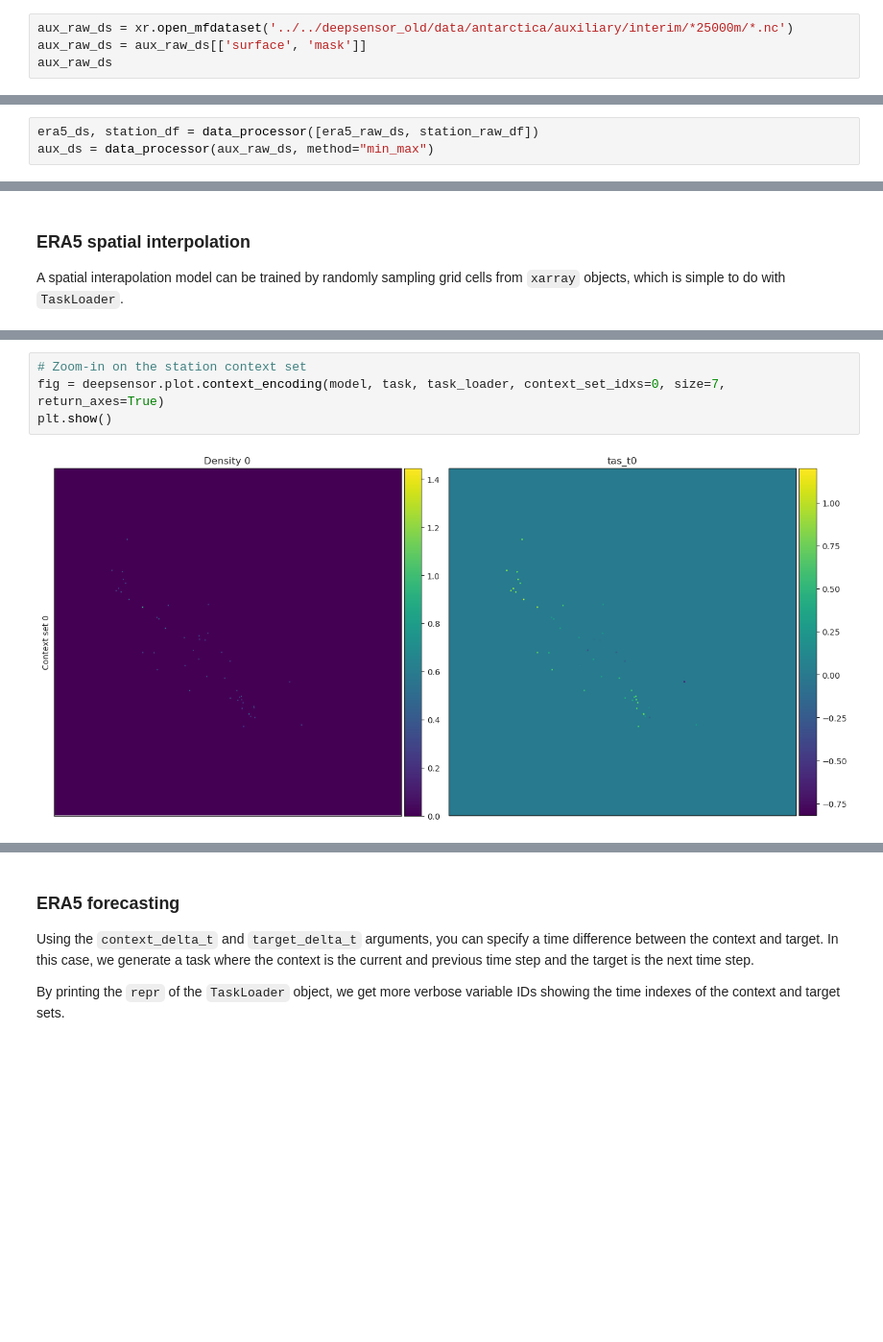
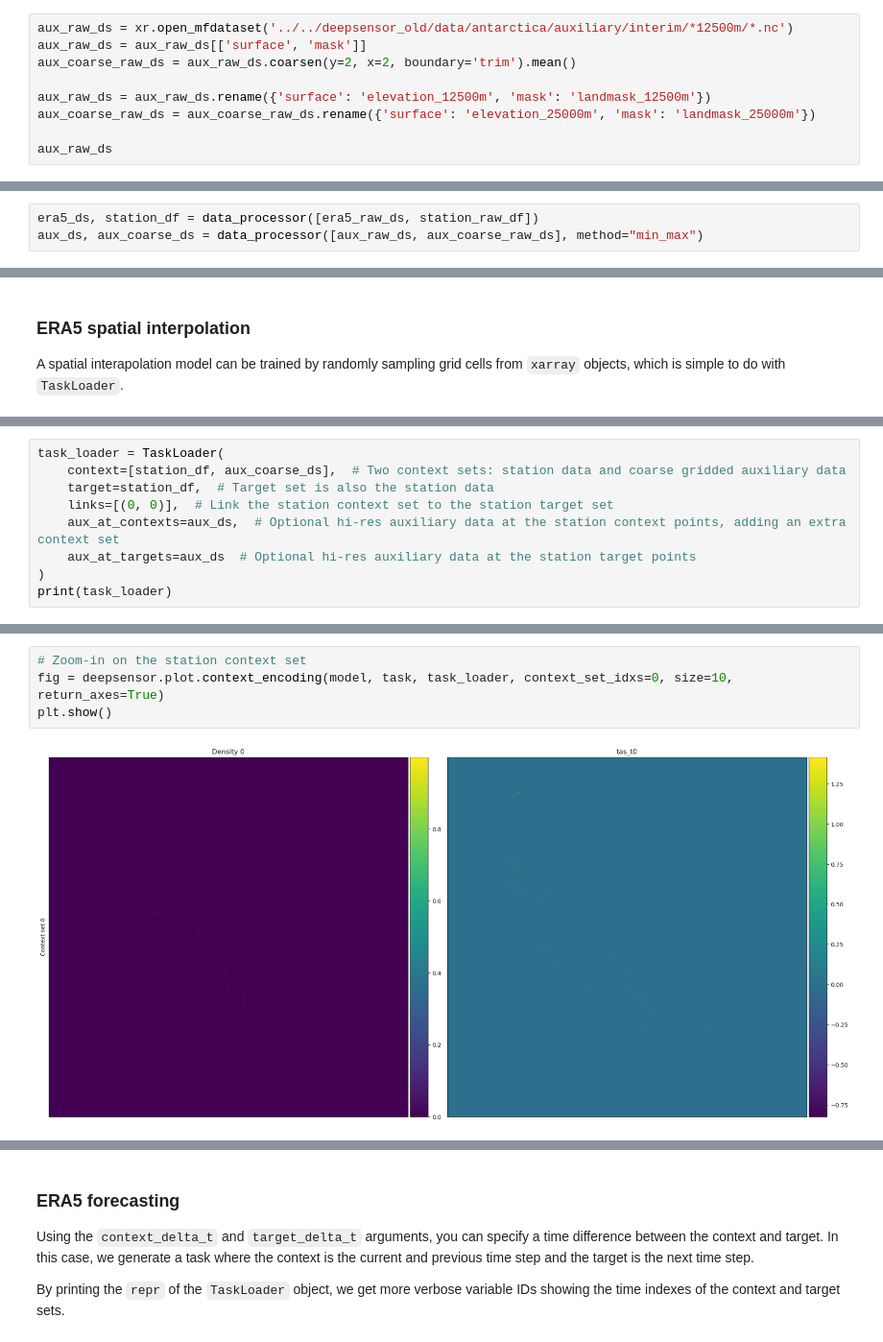
Before and after one commit to tom-andersson/deepsensor_gallery, a Jupyter notebook: demonstrators/task_loader_tour.ipynb, the cells around one changed output, grey strips where cells are left out. Shown at 96% size. Saved outputs shown, nothing was run; the diff lists cells and outputs as text; blank space fills up the shorter version.

```diff
--- a/demonstrators/task_loader_tour.ipynb
+++ b/demonstrators/task_loader_tour.ipynb
@@ -76,7 +73,12 @@ PandasIndex
 PandasIndex(Index([-3487500.0, -3462500.0, -3437500.0, -3412500.0, -3387500.0, -3362500.0, -3337500.0, -3312500.0, -3287500.0, -3262500.0, ... 3262500.0, 3287500.0, 3312500.0, 3337500.0, 3362500.0, 33 ...
 Attributes: (0)
 # %%
-aux_raw_ds = xr.open_mfdataset('../../deepsensor_old/data/antarctica/auxiliary/interim/*25000m/*.nc')
+aux_raw_ds = xr.open_mfdataset('../../deepsensor_old/data/antarctica/auxiliary/interim/*12500m/*.nc')
 aux_raw_ds = aux_raw_ds[['surface', 'mask']]
+aux_coarse_raw_ds = aux_raw_ds.coarsen(y=2, x=2, boundary='trim').mean()
+
+aux_raw_ds = aux_raw_ds.rename({'surface': 'elevation_12500m', 'mask': 'landmask_12500m'})
+aux_coarse_raw_ds = aux_coarse_raw_ds.rename({'surface': 'elevation_25000m', 'mask': 'landmask_25000m'})
+
 aux_raw_ds
 # %% [output]
@@ -180,4 +182,4 @@ station_raw_df
 data_processor = DataProcessor(x1_name='y', x1_map=(0, 3.5e6), x2_name='x', x2_map=(0, 3.5e6))
 # %%
 era5_ds, station_df = data_processor([era5_raw_ds, station_raw_df])
-aux_ds = data_processor(aux_raw_ds, method="min_max")
+aux_ds, aux_coarse_ds = data_processor([aux_raw_ds, aux_coarse_raw_ds], method="min_max")
@@ -223,0 +238,9 @@ Target variable IDs: (('tas',),)
+# %%
+task_loader = TaskLoader(
+    context=[station_df, aux_coarse_ds],  # Two context sets: station data and coarse gridded auxiliary data
+    target=station_df,  # Target set is also the station data
+    links=[(0, 0)],  # Link the station context set to the station target set
+    aux_at_contexts=aux_ds,  # Optional hi-res auxiliary data at the station context points, adding an extra context set
+    aux_at_targets=aux_ds  # Optional hi-res auxiliary data at the station target points
+)
+print(task_loader)
@@ -244,9 +273,9 @@ plt.show()
 # %%
 # Zoom-in on the station context set
-fig = deepsensor.plot.context_encoding(model, task, task_loader, context_set_idxs=0, size=7, return_axes=True)
+fig = deepsensor.plot.context_encoding(model, task, task_loader, context_set_idxs=0, size=10, return_axes=True)
 plt.show()
 # %% [output]
-[figure, old version]
+[figure, new version]
 # %%
 # Plot the whole encoding
 fig = deepsensor.plot.context_encoding(model, task, task_loader)
```
Also changed, not shown: parts of 18 cells of this notebook.
